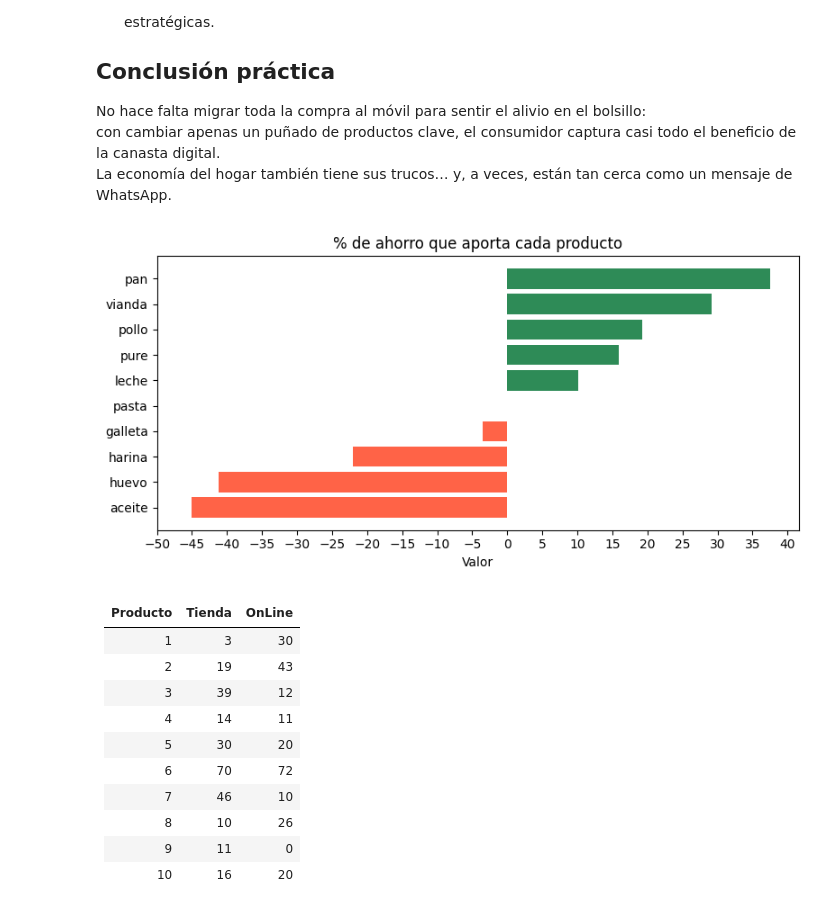
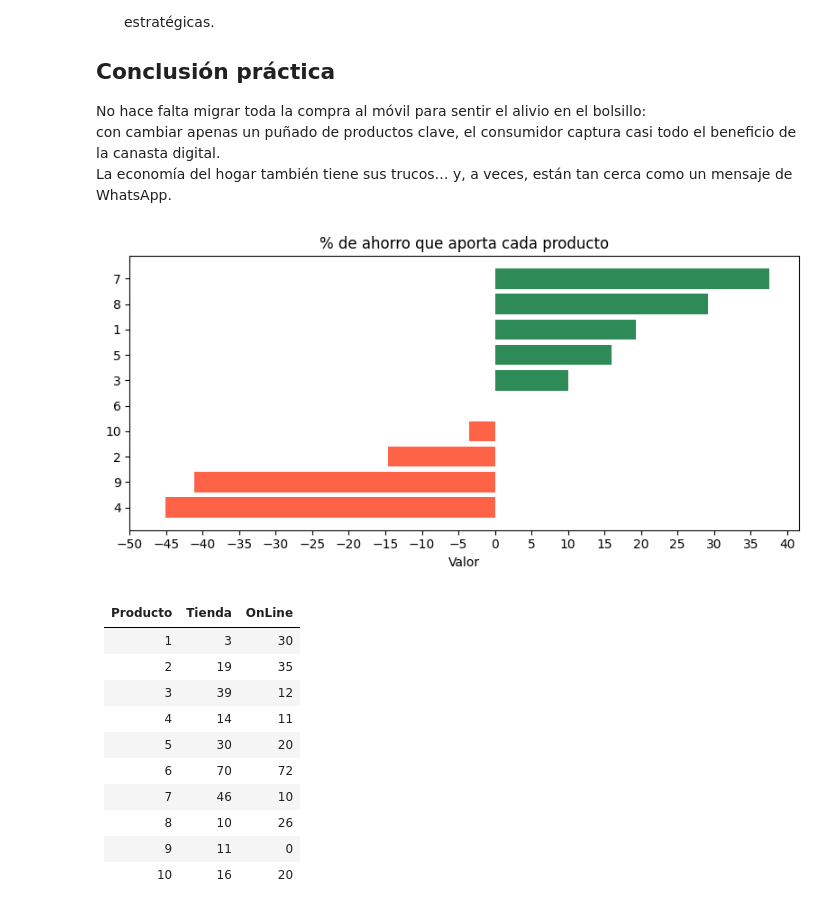
Before and after one commit to Samy0301/IP-ICD-Project, a Jupyter notebook: probando/pruebita.ipynb, the cells around one changed output. Saved outputs shown, nothing was run; the diff lists cells and outputs as text; code cells hidden in the pictures.

```diff
--- a/probando/pruebita.ipynb
+++ b/probando/pruebita.ipynb
@@ -222,35 +183,35 @@ import polars as pl
 import matplotlib.pyplot as plt
 import numpy as np
 import dic_work
 
 # DataFrame de ejemplo
 df = pl.DataFrame({
-    "categoria": ["pollo", "harina", "leche", "aceite", "pure", "pasta", "pan", "vianda", "huevo", "galleta"],
+    "categoria": dic_work.lst_productos,
     "valor": dic_work.lst_diff
 })
 
 # --- lógica de color ---
 df = df.with_columns(
     color=pl.when(pl.col("valor") < 0)
             .then(pl.lit("tomato"))
             .when(pl.col("valor") < 5 )
             .then(pl.lit("yellow"))
             .otherwise(pl.lit("seagreen"))
 )
 df = df.sort("valor", descending=True)
 # --- gráfico ---
 plt.figure(figsize=(8, 4))
 plt.barh(df["categoria"], df["valor"], color=df["color"])
 plt.xlabel("Valor")
 plt.title("% de ahorro que aporta cada producto")
 plt.gca().invert_yaxis()
 plt.tight_layout()
 min_x = df["valor"].min()
 max_x = df["valor"].max()
 plt.xticks(np.arange(np.floor(min_x/5)*5, np.ceil(max_x/5)*5 + 5, 5))
 plt.show()
 # %% [output]
-[figure, old version]
+[figure, new version]
 # %%
 from IPython.display import Markdown
 import json
@@ -260,20 +221,16 @@ import metodos_pruebas
 with open("prueba.json", "r", encoding="utf-8") as f:
     pimes_json = json.load(f)
 
-lst_products = []
-for keys in pimes_json[0]["products"].keys():
-    lst_products.append(keys)
-
 tabla = f"| Producto | Tienda | OnLine |\n"
 tabla += "|----------|-----------|-----------|\n"
-tabla += f" {metodos_pruebas.convertir_tabla(lst_products, dic_work.lst_rango_off, dic_work.lst_rango_on)}"
+tabla += f" {metodos_pruebas.convertir_tabla(dic_work.lst_productos, dic_work.lst_rango_off, dic_work.lst_rango_on)}"
 
 Markdown(tabla)
 # %% [output]
 | Producto | Tienda | OnLine |
 |----------|-----------|-----------|
  | 1 | 3 | 30 |
-| 2 | 19 | 43 |
+| 2 | 19 | 35 |
 | 3 | 39 | 12 |
 | 4 | 14 | 11 |
 | 5 | 30 | 20 |
```
Also changed, not shown: parts of 8 cells of this notebook, 4 other files.
